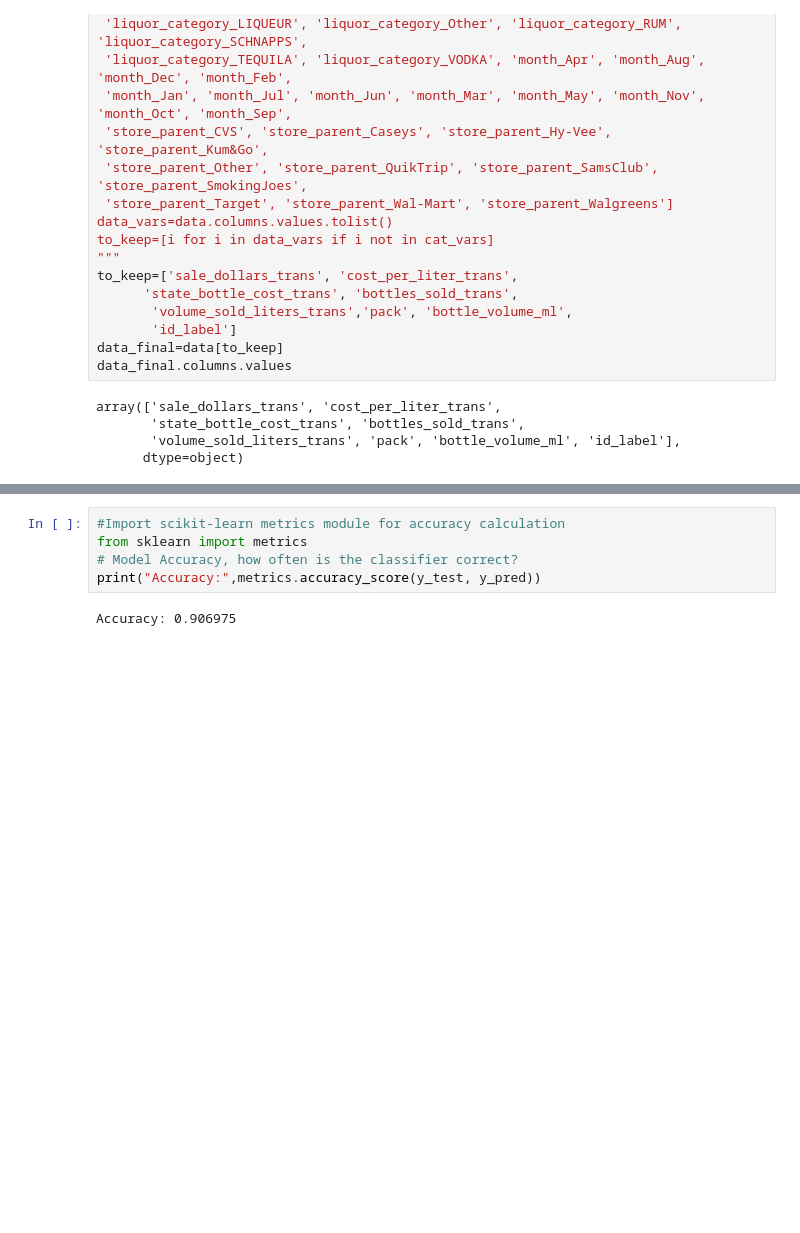
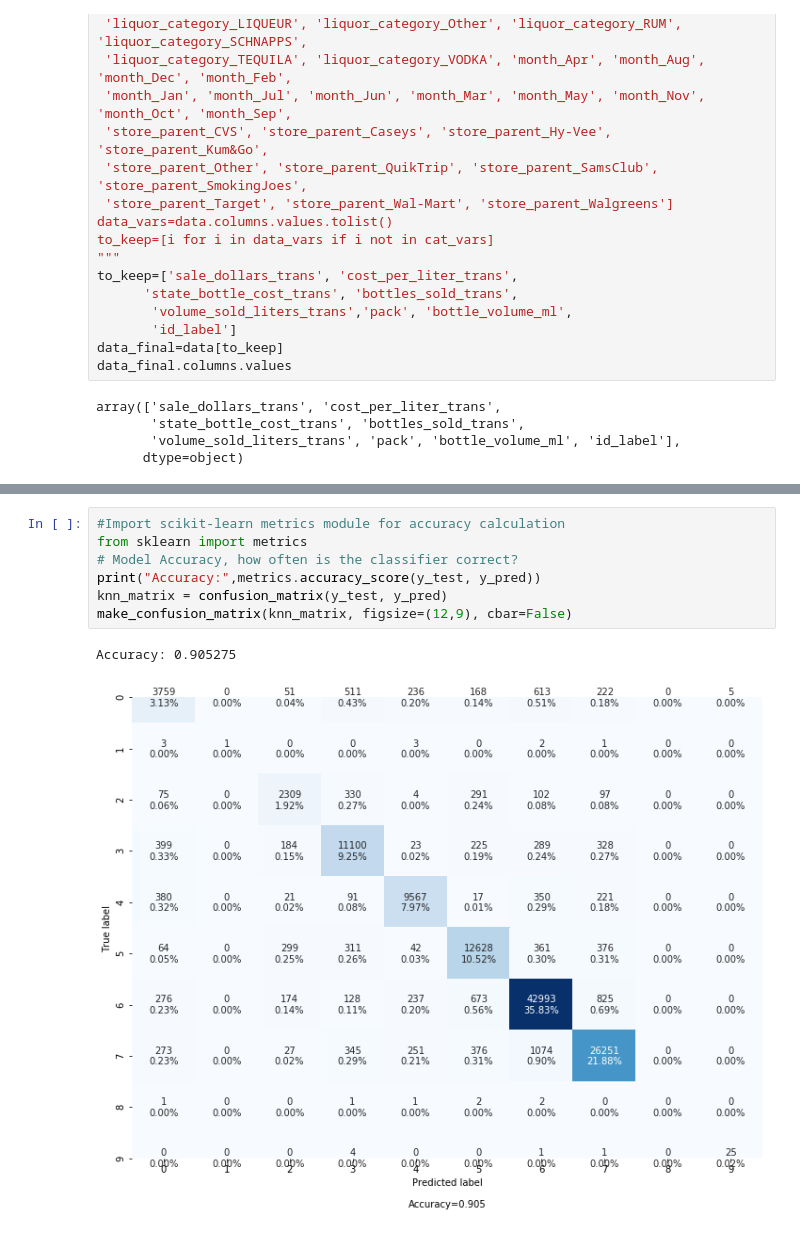
Before and after one commit to jjschueder/7331DataMiningNotebooks, a Jupyter notebook: lab2/lab2v1.ipynb, the cells around one changed output, grey strips where cells are left out. Drawn from its saved outputs; the diff is of its cells as text; blank space fills up the shorter version.

```diff
--- a/lab2/lab2v1.ipynb
+++ b/lab2/lab2v1.ipynb
@@ -199,10 +236,13 @@ y_pred = knn.predict(X_test)
 # %%
 #Import scikit-learn metrics module for accuracy calculation
 from sklearn import metrics
 # Model Accuracy, how often is the classifier correct?
 print("Accuracy:",metrics.accuracy_score(y_test, y_pred))
+knn_matrix = confusion_matrix(y_test, y_pred)
+make_confusion_matrix(knn_matrix, figsize=(12,9), cbar=False)
 # %% [output]
-Accuracy: 0.906975
+Accuracy: 0.905275
+[figure, added]
 # %%
 from matplotlib import pyplot as plt
 import numpy as np
```
Also changed, not shown: parts of 23 cells of this notebook, 3 other files.
